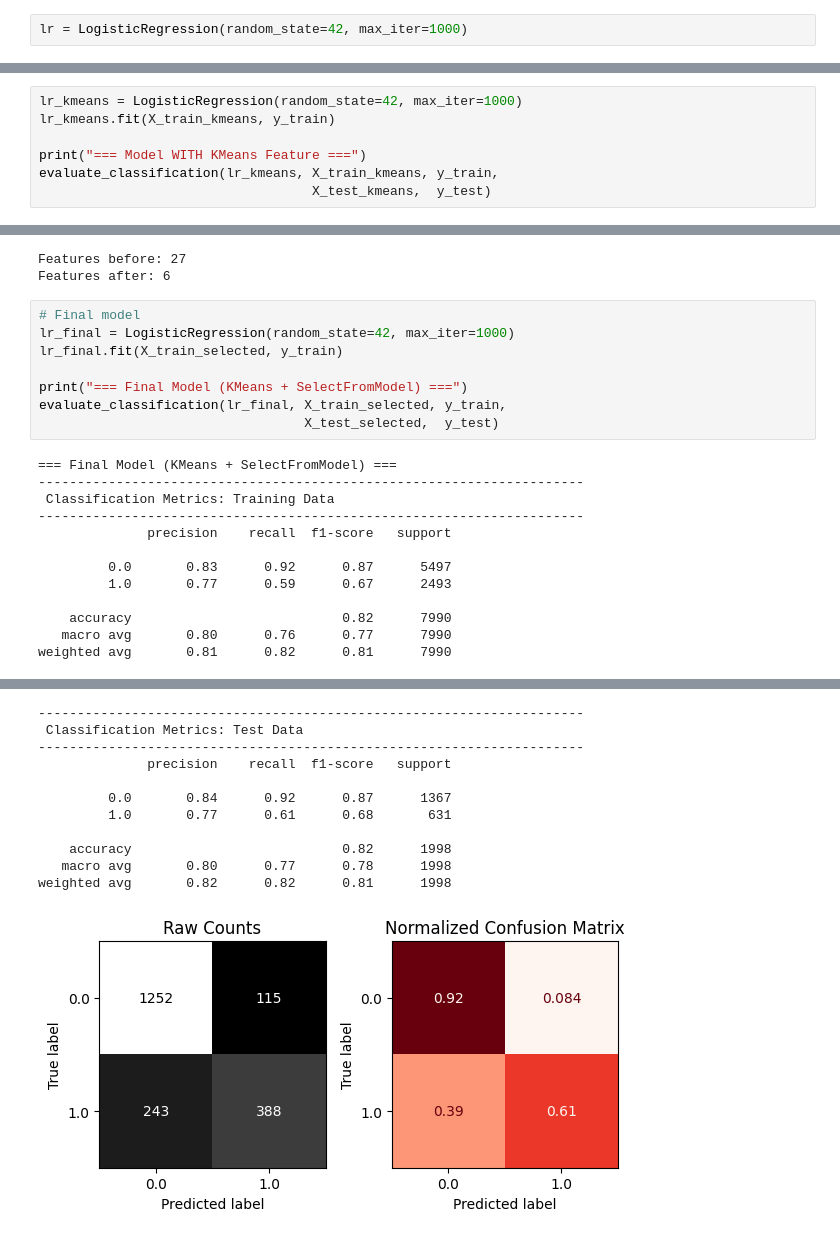
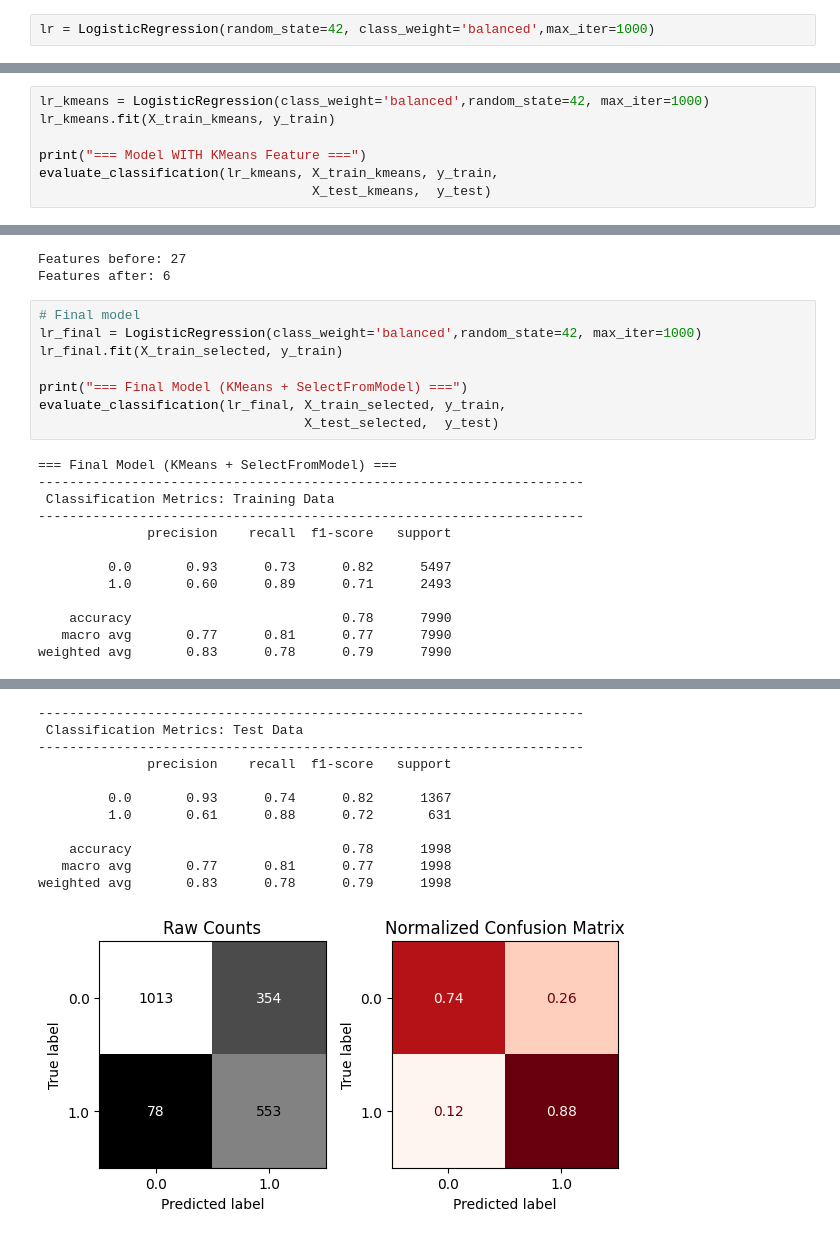
Before and after one commit to laramutair/Car-Insurance-Claim-Prediction, a Jupyter notebook: Project_4_Part_1_(Core).ipynb, the cells around one changed output, grey strips where cells are left out. Cells and saved outputs as stored; diff of their text form.

```diff
--- a/Project_4_Part_1_(Core).ipynb
+++ b/Project_4_Part_1_(Core).ipynb
@@ -534,7 +544,7 @@ Test shape:  (1998, 26)
 # %% [markdown]
 ## Model by Default Logistic Regression
 # %%
-lr = LogisticRegression(random_state=42, max_iter=1000)
+lr = LogisticRegression(random_state=42, class_weight='balanced',max_iter=1000)
 # %%
 lr.fit(X_train_prep, y_train)
 # %% [output]
@@ -702,7 +726,7 @@ print(X_test_kmeans.shape)
 (7990, 27)
 (1998, 27)
 # %%
-lr_kmeans = LogisticRegression(random_state=42, max_iter=1000)
+lr_kmeans = LogisticRegression(class_weight='balanced',random_state=42, max_iter=1000)
 lr_kmeans.fit(X_train_kmeans, y_train)
 
 print("=== Model WITH KMeans Feature ===")
@@ -753,7 +777,7 @@ Features before: 27
 Features after: 6
 # %%
 # Final model
-lr_final = LogisticRegression(random_state=42, max_iter=1000)
+lr_final = LogisticRegression(class_weight='balanced',random_state=42, max_iter=1000)
 lr_final.fit(X_train_selected, y_train)
 
 print("=== Final Model (KMeans + SelectFromModel) ===")
@@ -766,9 +790,9 @@ evaluate_classification(lr_final, X_train_selected, y_train,
 ----------------------------------------------------------------------
               precision    recall  f1-score   support
 
-         0.0       0.83      0.92      0.87      5497
-         1.0       0.77      0.59      0.67      2493
+         0.0       0.93      0.73      0.82      5497
+         1.0       0.60      0.89      0.71      2493
 
-    accuracy                           0.82      7990
-   macro avg       0.80      0.76      0.77      7990
-weighted avg       0.81      0.82      0.81      7990
+    accuracy                           0.78      7990
+   macro avg       0.77      0.81      0.77      7990
+weighted avg       0.83      0.78      0.79      7990
@@ -776,15 +800,15 @@ weighted avg       0.81      0.82      0.81      7990
 ----------------------------------------------------------------------
  Classification Metrics: Test Data
 ----------------------------------------------------------------------
               precision    recall  f1-score   support
 
-         0.0       0.84      0.92      0.87      1367
-         1.0       0.77      0.61      0.68       631
+         0.0       0.93      0.74      0.82      1367
+         1.0       0.61      0.88      0.72       631
 
-    accuracy                           0.82      1998
-   macro avg       0.80      0.77      0.78      1998
-weighted avg       0.82      0.82      0.81      1998
+    accuracy                           0.78      1998
+   macro avg       0.77      0.81      0.77      1998
+weighted avg       0.83      0.78      0.79      1998
-[figure, old version]
+[figure, new version]
 # %%
 perm_final = permutation_importance(
     lr_final,
```
Also changed, not shown: parts of 9 cells of this notebook.
